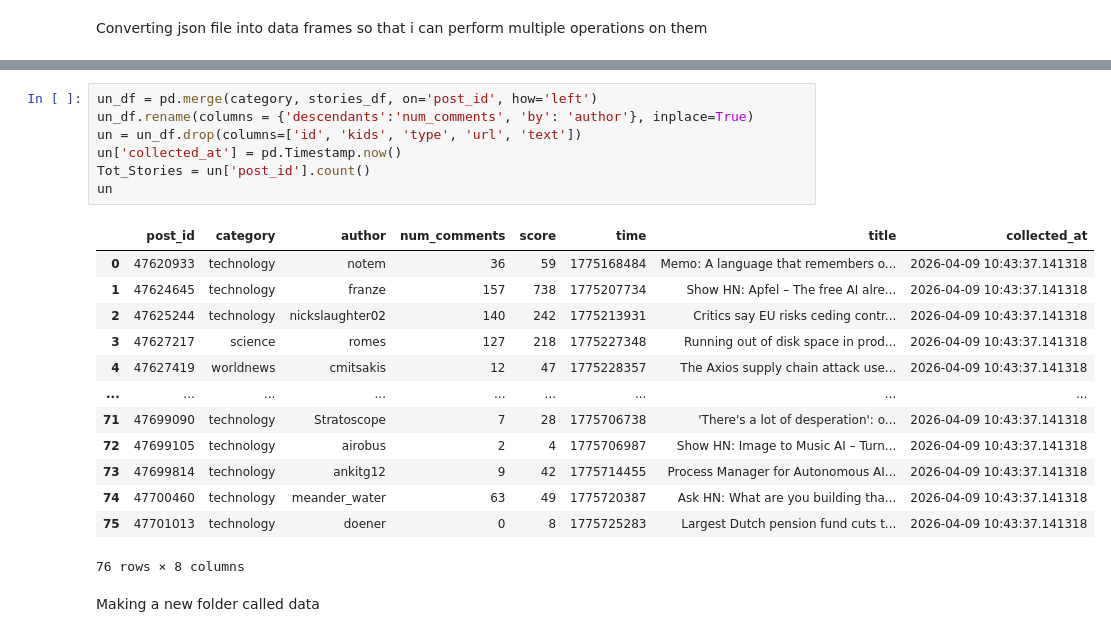
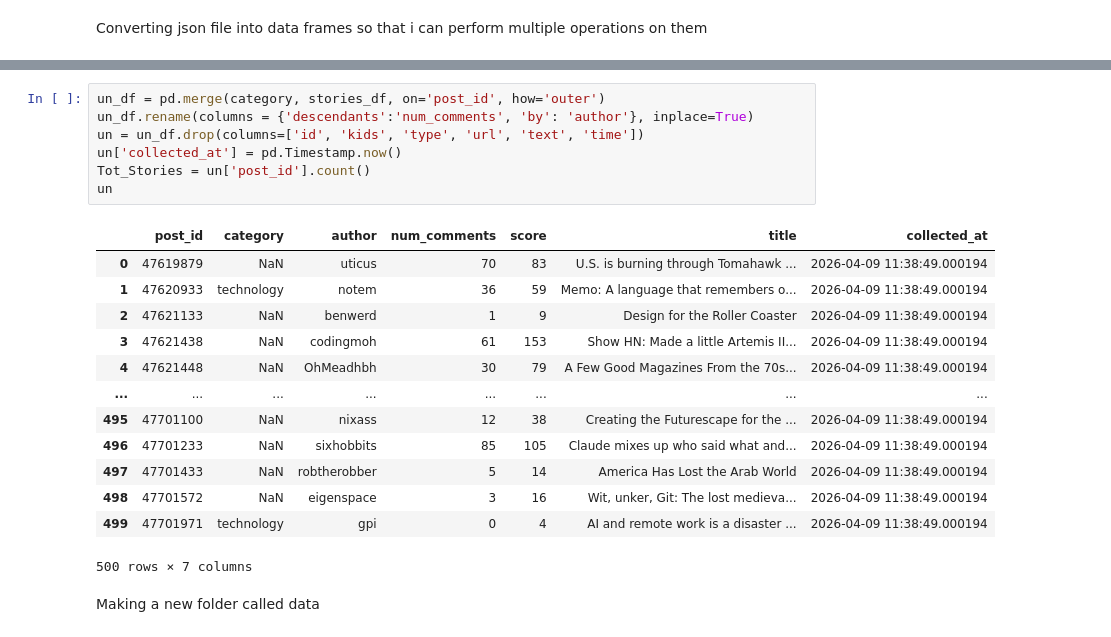
Before and after one commit to HarryAI-6748/trendpulse-Harkirat, a Jupyter notebook: task1_data_collection.ipynb, the cells around one changed output, grey strips where cells are left out. Saved outputs shown, nothing was run; the diff lists cells and outputs as text.

```diff
--- a/task1_data_collection.ipynb
+++ b/task1_data_collection.ipynb
@@ -119,25 +119,25 @@ stories_df
 500 rows × 11 columns
 # %%
-un_df = pd.merge(category, stories_df, on='post_id', how='left')
+un_df = pd.merge(category, stories_df, on='post_id', how='outer')
 un_df.rename(columns = {'descendants':'num_comments', 'by': 'author'}, inplace=True)
-un = un_df.drop(columns=['id', 'kids', 'type', 'url', 'text'])
+un = un_df.drop(columns=['id', 'kids', 'type', 'url', 'text', 'time'])
 un['collected_at'] = pd.Timestamp.now()
 Tot_Stories = un['post_id'].count()
 un
 # %% [output]
-|  | post_id | category | author | num_comments | score | time | title | collected_at |
-| 0 | 47620933 | technology | notem | 36 | 59 | 1775168484 | Memo: A language that remembers o... | 2026-04-09 10:43:37.141318 |
-| 1 | 47624645 | technology | franze | 157 | 738 | 1775207734 | Show HN: Apfel – The free AI alre... | 2026-04-09 10:43:37.141318 |
-| 2 | 47625244 | technology | nickslaughter02 | 140 | 242 | 1775213931 | Critics say EU risks ceding contr... | 2026-04-09 10:43:37.141318 |
-| 3 | 47627217 | science | romes | 127 | 218 | 1775227348 | Running out of disk space in prod... | 2026-04-09 10:43:37.141318 |
-| 4 | 47627419 | worldnews | cmitsakis | 12 | 47 | 1775228357 | The Axios supply chain attack use... | 2026-04-09 10:43:37.141318 |
-| ... | ... | ... | ... | ... | ... | ... | ... | ... |
-| 71 | 47699090 | technology | Stratoscope | 7 | 28 | 1775706738 | 'There's a lot of desperation': o... | 2026-04-09 10:43:37.141318 |
-| 72 | 47699105 | technology | airobus | 2 | 4 | 1775706987 | Show HN: Image to Music AI – Turn... | 2026-04-09 10:43:37.141318 |
-| 73 | 47699814 | technology | ankitg12 | 9 | 42 | 1775714455 | Process Manager for Autonomous AI... | 2026-04-09 10:43:37.141318 |
-| 74 | 47700460 | technology | meander_water | 63 | 49 | 1775720387 | Ask HN: What are you building tha... | 2026-04-09 10:43:37.141318 |
-| 75 | 47701013 | technology | doener | 0 | 8 | 1775725283 | Largest Dutch pension fund cuts t... | 2026-04-09 10:43:37.141318 |
+|  | post_id | category | author | num_comments | score | title | collected_at |
+| 0 | 47619879 | NaN | uticus | 70 | 83 | U.S. is burning through Tomahawk ... | 2026-04-09 11:38:49.000194 |
+| 1 | 47620933 | technology | notem | 36 | 59 | Memo: A language that remembers o... | 2026-04-09 11:38:49.000194 |
+| 2 | 47621133 | NaN | benwerd | 1 | 9 | Design for the Roller Coaster | 2026-04-09 11:38:49.000194 |
+| 3 | 47621438 | NaN | codingmoh | 61 | 153 | Show HN: Made a little Artemis II... | 2026-04-09 11:38:49.000194 |
+| 4 | 47621448 | NaN | OhMeadhbh | 30 | 79 | A Few Good Magazines From the 70s... | 2026-04-09 11:38:49.000194 |
+| ... | ... | ... | ... | ... | ... | ... | ... |
+| 495 | 47701100 | NaN | nixass | 12 | 38 | Creating the Futurescape for the ... | 2026-04-09 11:38:49.000194 |
+| 496 | 47701233 | NaN | sixhobbits | 85 | 105 | Claude mixes up who said what and... | 2026-04-09 11:38:49.000194 |
+| 497 | 47701433 | NaN | robtherobber | 5 | 14 | America Has Lost the Arab World | 2026-04-09 11:38:49.000194 |
+| 498 | 47701572 | NaN | eigenspace | 3 | 16 | Wit, unker, Git: The lost medieva... | 2026-04-09 11:38:49.000194 |
+| 499 | 47701971 | technology | gpi | 0 | 4 | AI and remote work is a disaster ... | 2026-04-09 11:38:49.000194 |
-76 rows × 8 columns
+500 rows × 7 columns
 # %% [markdown]
 Making a new folder called data
 # %%
```
Also changed, not shown: parts of 4 cells of this notebook.
